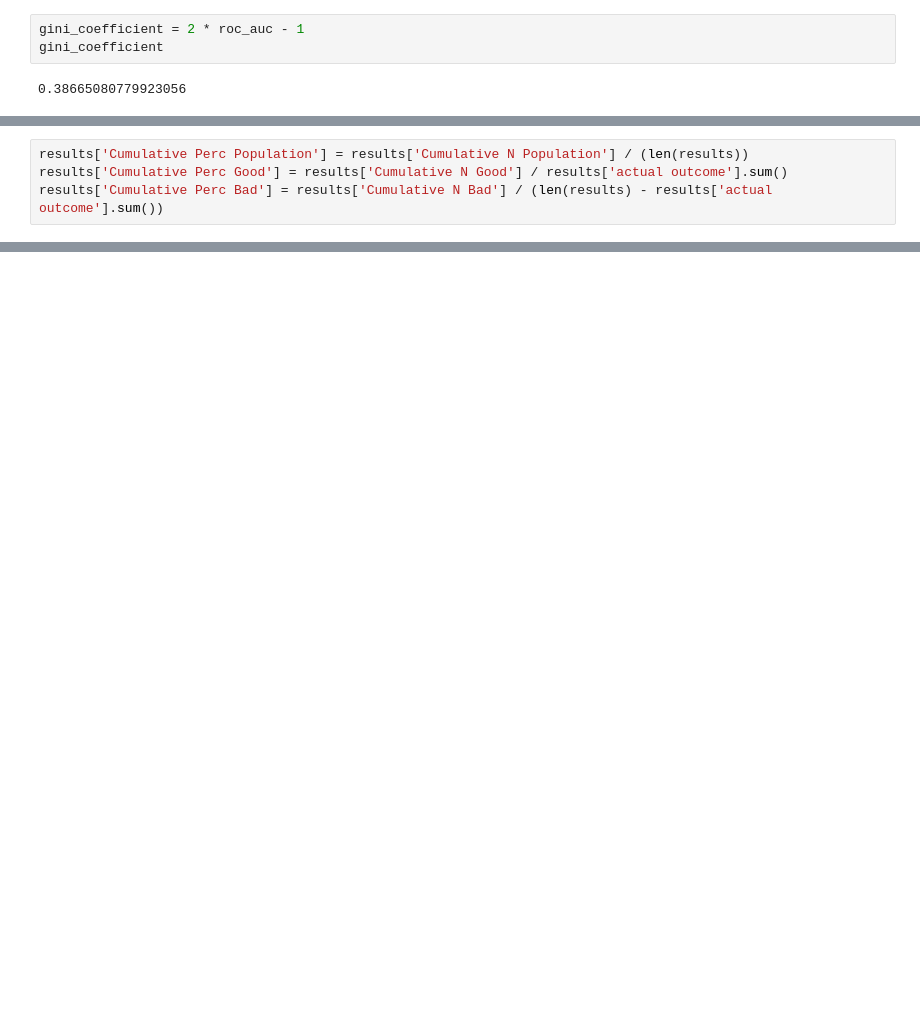
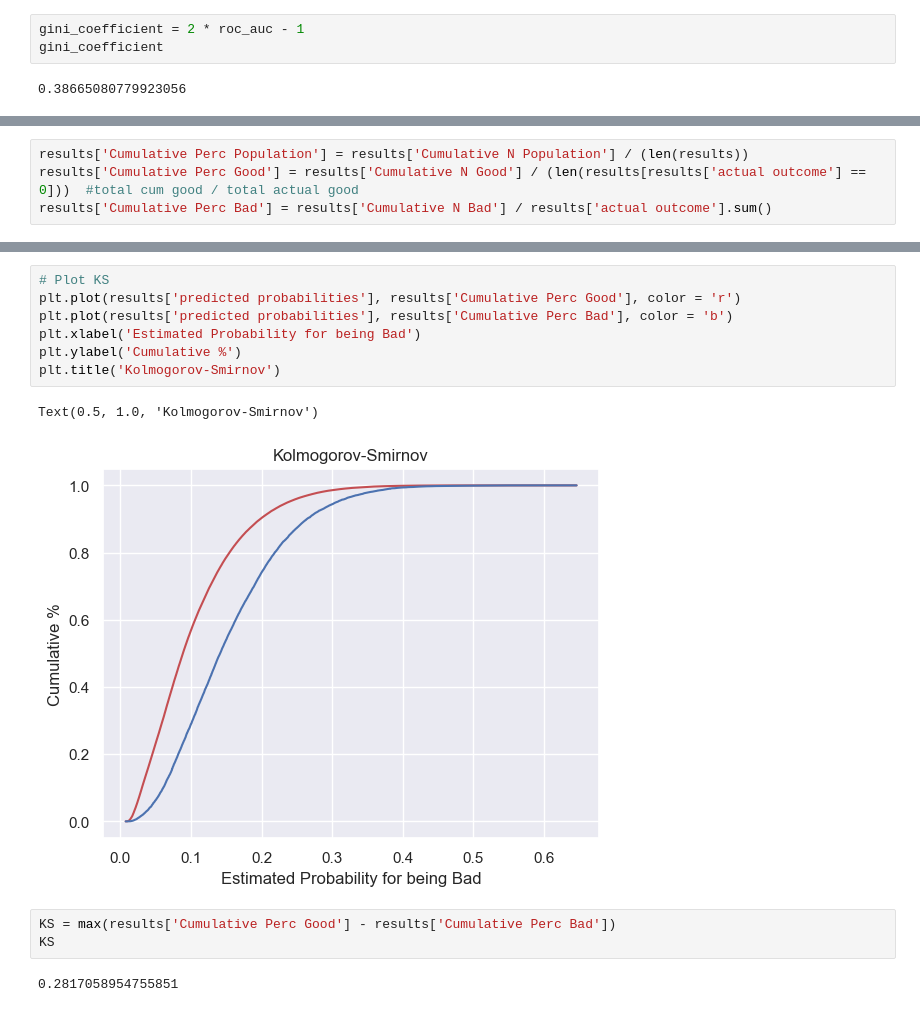
Before and after one commit to chingjie98/Retail-A-Score-credit-risk-model, a Jupyter notebook: Credit Risk Model.ipynb, the cells around one changed output, grey strips where cells are left out. Cells and saved outputs as stored; diff of their text form; blank space fills up the shorter version.

Commit message:
Added in KS Graph Plot

```diff
--- a/Credit Risk Model.ipynb
+++ b/Credit Risk Model.ipynb
@@ -1040,4 +1005,0 @@ results
-# %%
-results['Cumulative Perc Population'] = results['Cumulative N Population'] / (len(results))
-results['Cumulative Perc Good'] = results['Cumulative N Good'] / results['actual outcome'].sum()
-results['Cumulative Perc Bad'] = results['Cumulative N Bad'] / (len(results) - results['actual outcome'].sum())
@@ -1104,0 +1040,4 @@ KS
+# %%
+results['Cumulative Perc Population'] = results['Cumulative N Population'] / (len(results))
+results['Cumulative Perc Good'] = results['Cumulative N Good'] / (len(results[results['actual outcome'] == 0]))  #total cum good / total actual good
+results['Cumulative Perc Bad'] = results['Cumulative N Bad'] / results['actual outcome'].sum()
@@ -1104,0 +1053,15 @@ KS
+# %%
+# Plot KS
+plt.plot(results['predicted probabilities'], results['Cumulative Perc Good'], color = 'r')
+plt.plot(results['predicted probabilities'], results['Cumulative Perc Bad'], color = 'b')
+plt.xlabel('Estimated Probability for being Bad')
+plt.ylabel('Cumulative %')
+plt.title('Kolmogorov-Smirnov')
+# %% [output]
+Text(0.5, 1.0, 'Kolmogorov-Smirnov')
+[figure, added]
+# %%
+KS = max(results['Cumulative Perc Good'] - results['Cumulative Perc Bad'])
+KS
+# %% [output]
+0.2817058954755851
```
Also changed, not shown: parts of 30 cells of this notebook.
